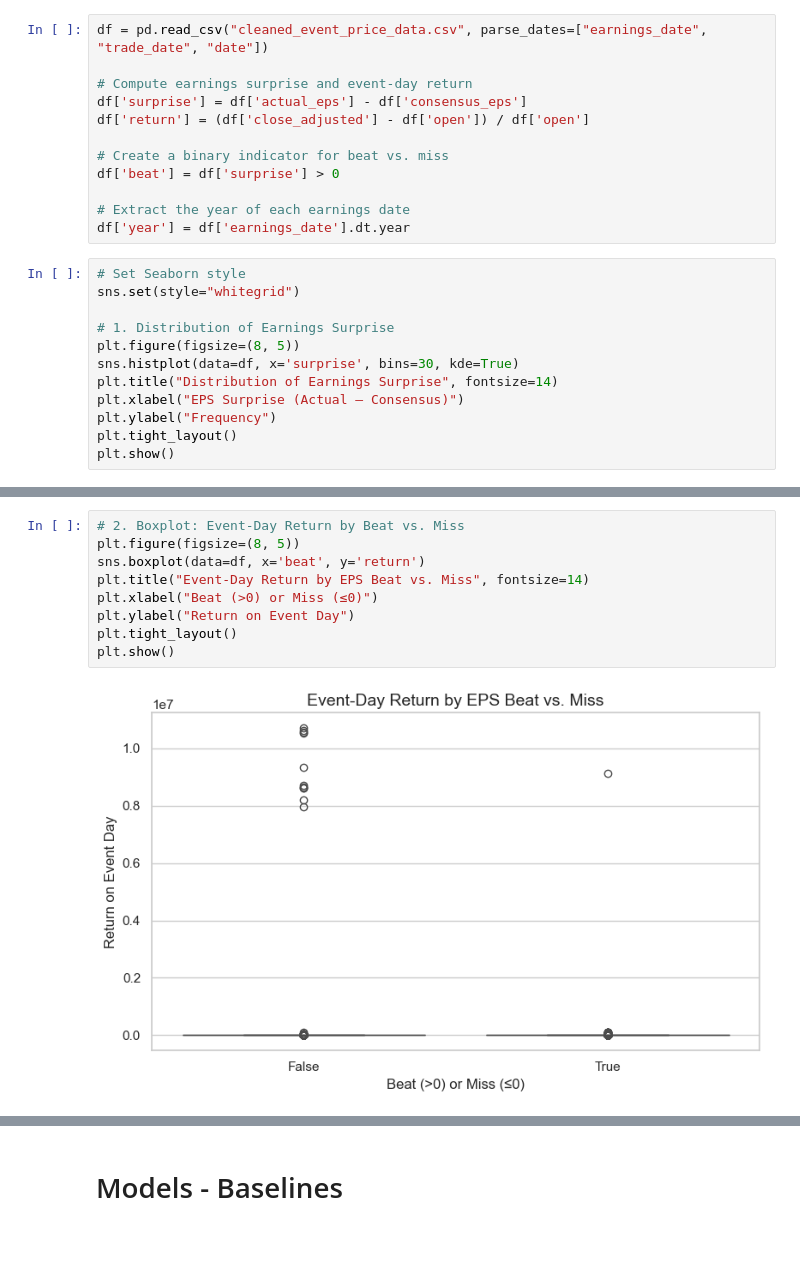
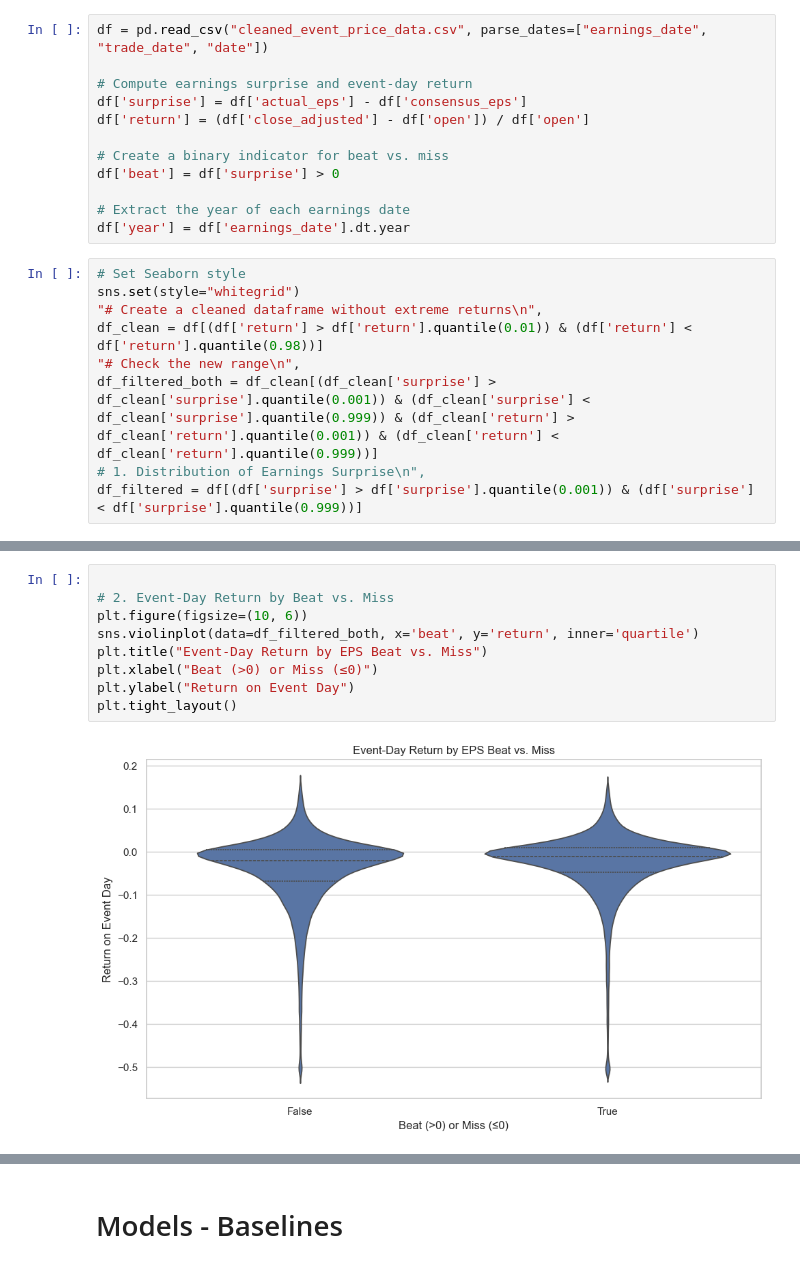
Before and after one commit to edfan1/CIS5450FinalProject, a Jupyter notebook: Notebook.ipynb, the cells around one changed output, grey strips where cells are left out. Saved outputs shown, nothing was run; the diff lists cells and outputs as text; blank space fills up the shorter version.

Commit message:
EDA graphs new

```diff
--- a/Notebook.ipynb
+++ b/Notebook.ipynb
@@ -110,12 +110,9 @@ df['year'] = df['earnings_date'].dt.year
 # %%
 # Set Seaborn style
 sns.set(style="whitegrid")
-
-# 1. Distribution of Earnings Surprise
-plt.figure(figsize=(8, 5))
-sns.histplot(data=df, x='surprise', bins=30, kde=True)
-plt.title("Distribution of Earnings Surprise", fontsize=14)
-plt.xlabel("EPS Surprise (Actual – Consensus)")
-plt.ylabel("Frequency")
-plt.tight_layout()
-plt.show()
+"# Create a cleaned dataframe without extreme returns\n",
+df_clean = df[(df['return'] > df['return'].quantile(0.01)) & (df['return'] < df['return'].quantile(0.98))]
+"# Check the new range\n",
+df_filtered_both = df_clean[(df_clean['surprise'] > df_clean['surprise'].quantile(0.001)) & (df_clean['surprise'] < df_clean['surprise'].quantile(0.999)) & (df_clean['return'] > df_clean['return'].quantile(0.001)) & (df_clean['return'] < df_clean['return'].quantile(0.999))]
+# 1. Distribution of Earnings Surprise\n",
+df_filtered = df[(df['surprise'] > df['surprise'].quantile(0.001)) & (df['surprise'] < df['surprise'].quantile(0.999))]
@@ -124,12 +131,12 @@ plt.show()
 # %%
-# 2. Boxplot: Event-Day Return by Beat vs. Miss
-plt.figure(figsize=(8, 5))
-sns.boxplot(data=df, x='beat', y='return')
-plt.title("Event-Day Return by EPS Beat vs. Miss", fontsize=14)
+
+# 2. Event-Day Return by Beat vs. Miss
+plt.figure(figsize=(10, 6))
+sns.violinplot(data=df_filtered_both, x='beat', y='return', inner='quartile')
+plt.title("Event-Day Return by EPS Beat vs. Miss")
 plt.xlabel("Beat (>0) or Miss (≤0)")
 plt.ylabel("Return on Event Day")
 plt.tight_layout()
-plt.show()
 # %% [output]
-[figure, old version]
+[figure, new version]
 # %%
```
Also changed, not shown: parts of 4 cells of this notebook.
